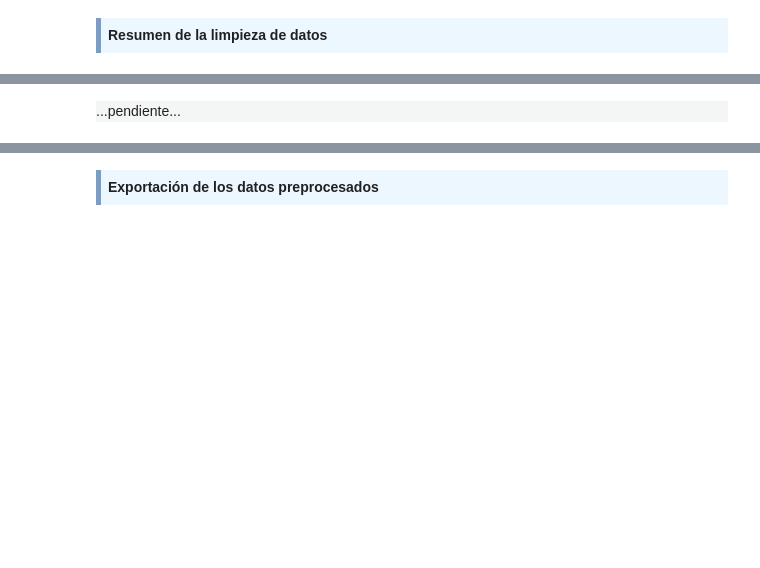
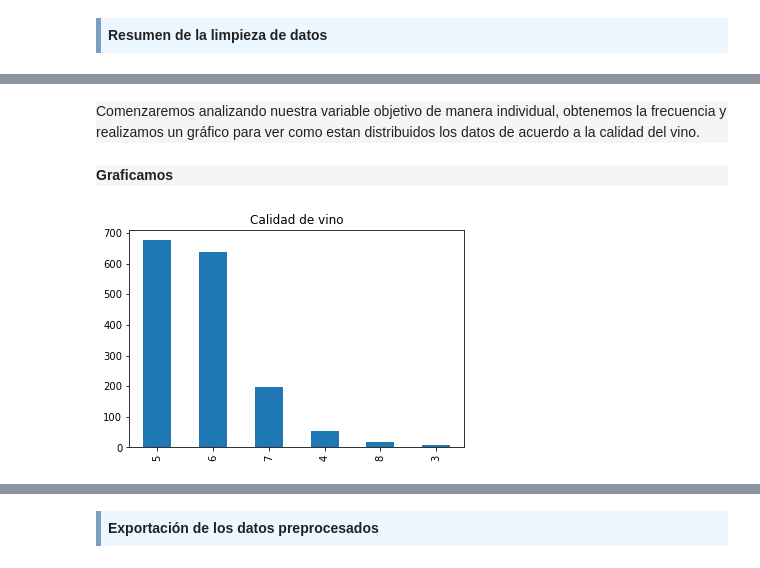
Before and after one commit to Liss-maritza/PEC2-CVD, a Jupyter notebook: PEC2-CVD.ipynb, the cells around one changed output, grey strips where cells are left out. Cells and saved outputs as stored; diff of their text form; code cells hidden in the pictures; blank space fills up the shorter version.

```diff
--- a/PEC2-CVD.ipynb
+++ b/PEC2-CVD.ipynb
@@ -456,0 +469,7 @@ Finalmente, con la variable 'Alcohol', si bien existen tres valores fuera del ra
+# %%
+#primero convertirla a entera
+wine['quality']=wine.quality.astype('int')
+
+#convirtiendo a variable categorica
+wine['quality']= dataWine['quality'].astype('category')
+wine['quality'].head()
@@ -460,0 +510,4 @@ Finalmente, con la variable 'Alcohol', si bien existen tres valores fuera del ra
+# %% [markdown]
+<div style="background-color: #F4F6F6;">
+Comenzaremos analizando nuestra variable objetivo de manera individual, obtenemos la frecuencia y realizamos un gráfico para ver como estan distribuidos los datos de acuerdo a la calidad del vino.
+</div>
@@ -461,4 +517,11 @@ Finalmente, con la variable 'Alcohol', si bien existen tres valores fuera del ra
 # %% [markdown]
 <div style="background-color: #F4F6F6;">
-...pendiente...
+<strong>Graficamos</strong>
+
 </div>
+# %%
+# Gráfico de barras de los tipos de vino
+plot = wine['quality'].value_counts().plot(kind='bar',
+                                            title='Calidad de vino')
+# %% [output]
+[figure, added]
```
Also changed, not shown: parts of 26 cells of this notebook.
